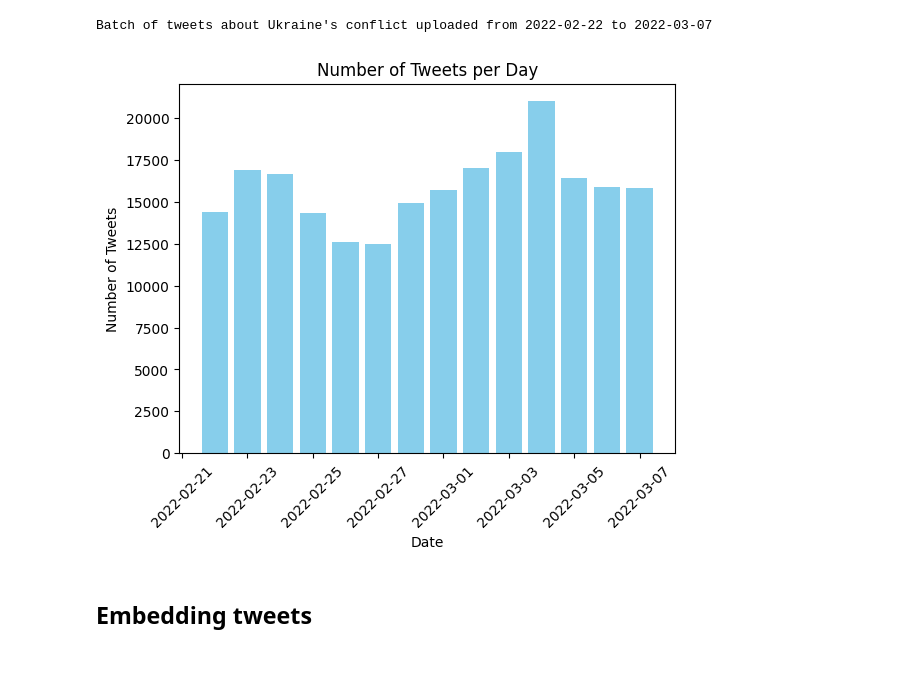
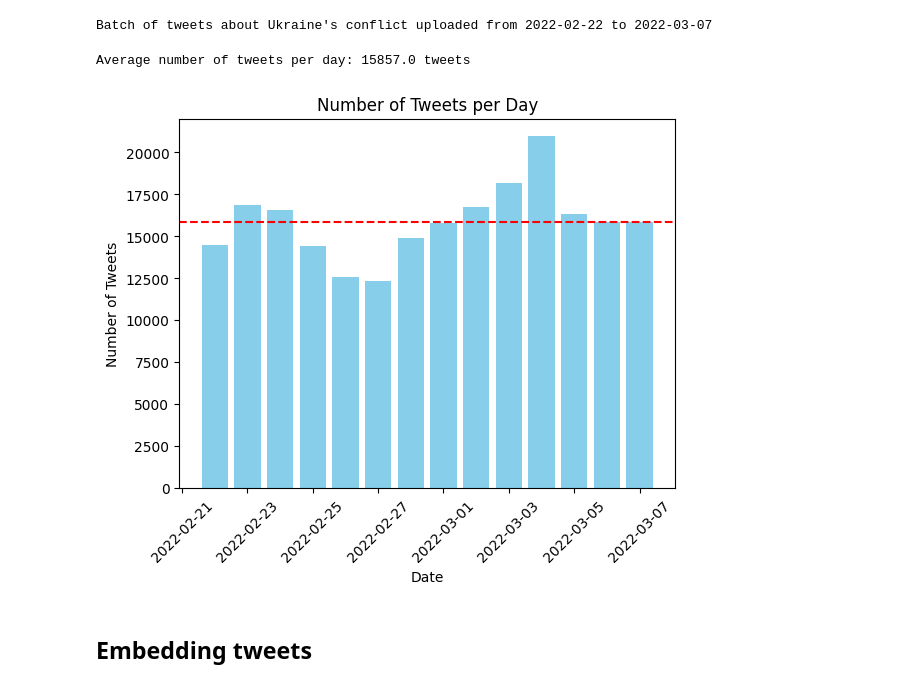
Before and after one commit to Crippius/al_project, a Jupyter notebook: active_learning_project.ipynb, the cells around one changed output. Cells and saved outputs as stored; diff of their text form; code cells hidden in the pictures.

```diff
--- a/active_learning_project.ipynb
+++ b/active_learning_project.ipynb
@@ -28,9 +29,10 @@ import time
 
 drive.mount('/content/drive')
 # %%
-# Choose which dataset to use between "casualty" | "damage" | "weapons"
-LABEL = "casualty"
-SAMPLE = 222_000
+# @title Choose which dataset to use
+LABEL = "casualty" #@param ["casualty", "damage", "weapons"]
+
+SAMPLE = 225000 # @param {type:"slider", min:0, max:300000, step:1000}
 
 df = pd.read_pickle(f"/content/drive/MyDrive/Uni/Terzo anno/Progetto di Ingegneria Informatica/code/{LABEL}.pickle")
 if SAMPLE < len(df):
@@ -164,14 +167,19 @@ Batch of tweets about Ukraine's conflict uploaded from 2022-02-22 to 2022-03-07
 # %%
 tweets_per_day = df["ts"].dt.date.value_counts().sort_index()
 # Plotting the histogram
+mean = round(sum(tweets_per_day.values) / len(tweets_per_day.values), 0)
+print(f"Average number of tweets per day: {mean} tweets")
+
 plt.bar(tweets_per_day.index, tweets_per_day.values, color='skyblue')
 plt.xlabel('Date')
 plt.ylabel('Number of Tweets')
 plt.title('Number of Tweets per Day')
+plt.axhline(y=mean, color='red', linestyle='--')
 plt.xticks(rotation=45)
 plt.show()
 # %% [output]
+Average number of tweets per day: 15857.0 tweets
-[figure, old version]
+[figure, new version]
 # %% [markdown]
 ## Embedding tweets
 # %%
```
Also changed, not shown: parts of 25 cells of this notebook.
